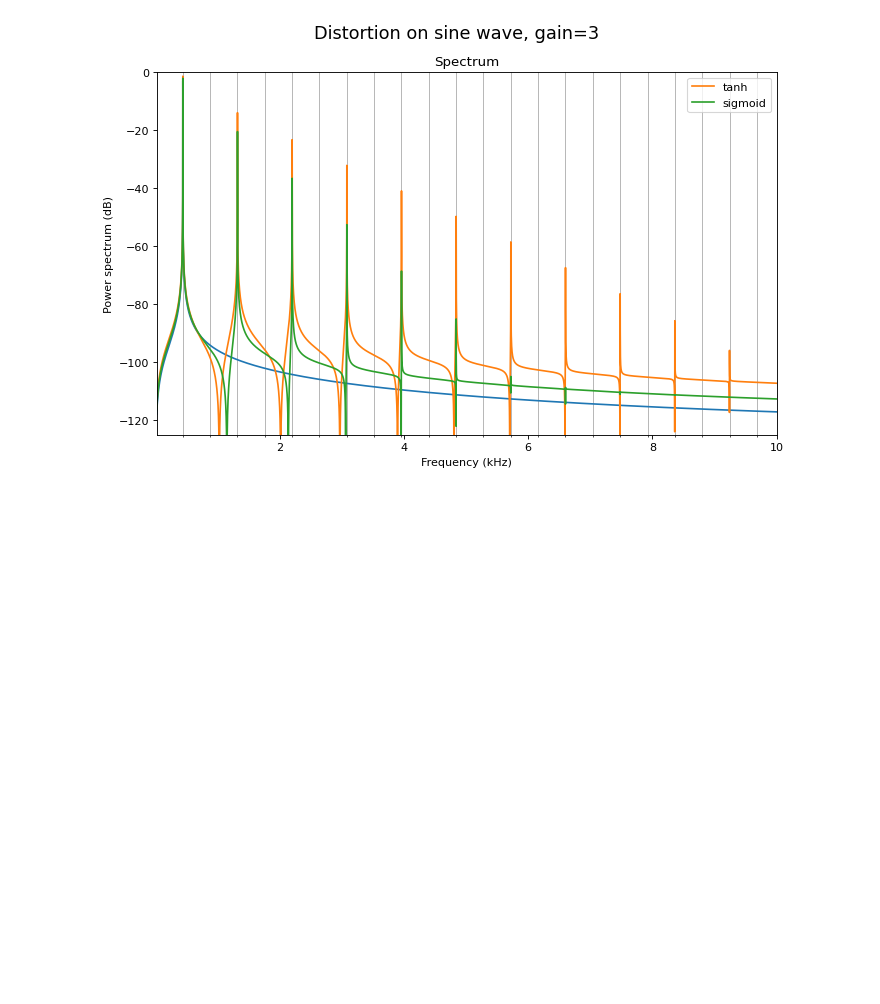
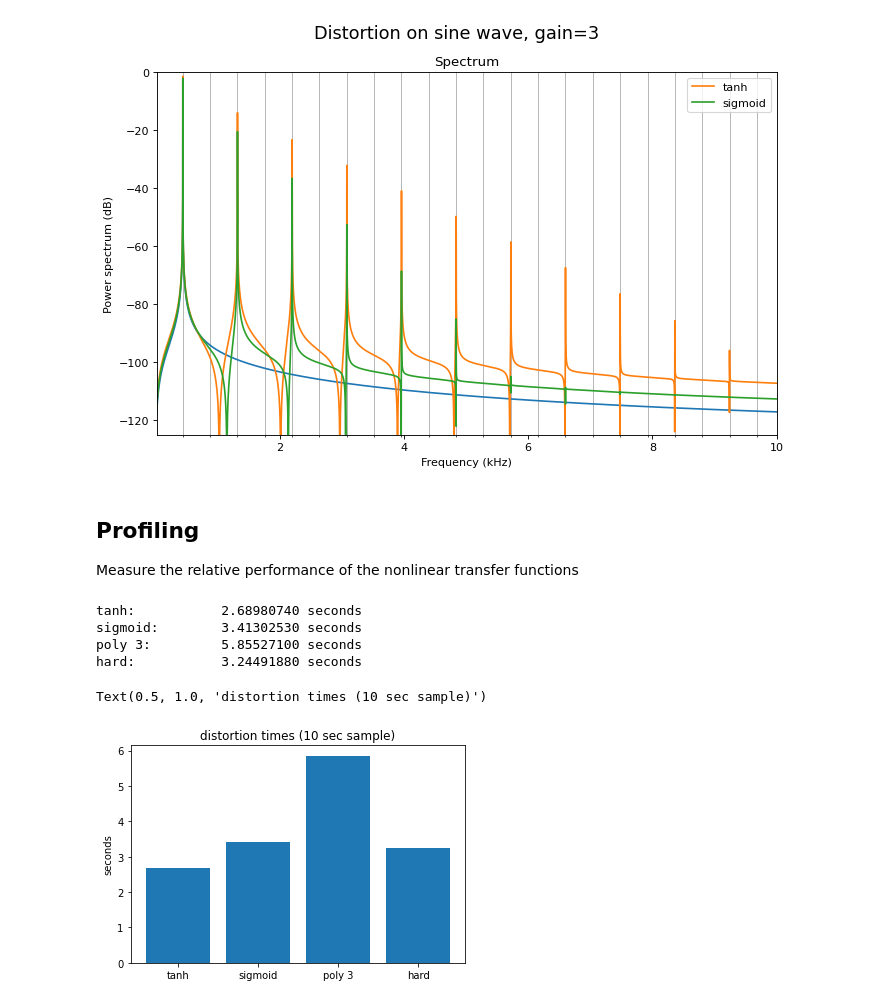
Before and after one commit to letrout/dsp, a Jupyter notebook: doc/distortion.ipynb, the cells around one changed output. Saved outputs shown, nothing was run; the diff lists cells and outputs as text; code cells hidden in the pictures; blank space fills up the shorter version.

Commit message:
distortion function timings

```diff
--- a/doc/distortion.ipynb
+++ b/doc/distortion.ipynb
@@ -302,3 +302,6 @@ ax.legend()
 # %% [output]
 <matplotlib.legend.Legend at 0x...>
 [figure]
+# %% [markdown]
+## Profiling
+Measure the relative performance of the nonlinear transfer functions
@@ -304,0 +336,48 @@ ax.legend()
+# %%
+gain = 3
+makeup = True
+sec = 10
+funcs = []
+times = []
+t = SatTimer(sec=sec)
+
+t.start()
+list(map(lambda x: tanh_alt(x, gain=gain, makeup=makeup), t.y))
+elapsed = t.stop()
+funcs.append('tanh')
+times.append(elapsed)
+print(f"tanh:\t\t{elapsed:0.8f} seconds")
+
+t.start()
+list(map(lambda x: sigmoid_bipolar(x, gain=gain, makeup=makeup), t.y))
+elapsed = t.stop()
+funcs.append('sigmoid')
+times.append(elapsed)
+print(f"sigmoid:\t{elapsed:0.8f} seconds")
+
+t.start()
+list(map(lambda x: distortion_poly(x, deg=3, gain=gain, makeup=makeup), t.y))
+elapsed = t.stop()
+funcs.append('poly 3')
+times.append(elapsed)
+print(f"poly 3:\t\t{elapsed:0.8f} seconds")
+
+t.start()
+list(map(lambda x: hard_clipping(x, gain=gain), t.y))
+elapsed = t.stop()
+funcs.append('hard')
+times.append(elapsed)
+print(f"hard:\t\t{elapsed:0.8f} seconds")
+
+x_pos = [i for i, _ in enumerate(funcs)]
+plt.bar(x_pos, times)
+plt.xticks(x_pos, funcs)
+plt.ylabel('seconds')
+plt.title('distortion times ({} sec sample)'.format(sec))
+# %% [output]
+tanh:           2.68980740 seconds
+sigmoid:        3.41302530 seconds
+poly 3:         5.85527100 seconds
+hard:           3.24491880 seconds
+Text(0.5, 1.0, 'distortion times (10 sec sample)')
+[figure, added]
```
Also changed, not shown: parts of 1 cell of this notebook.
